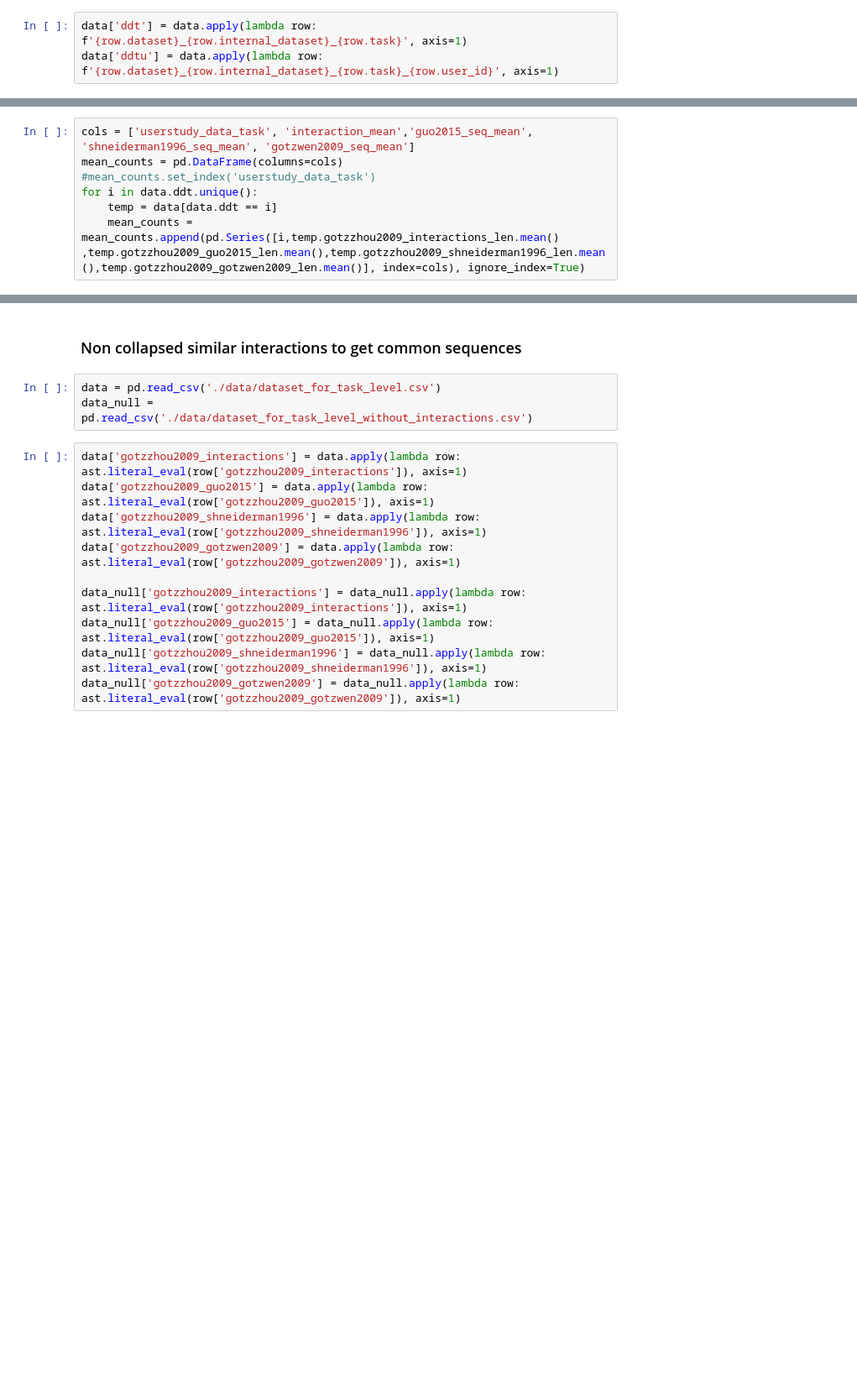
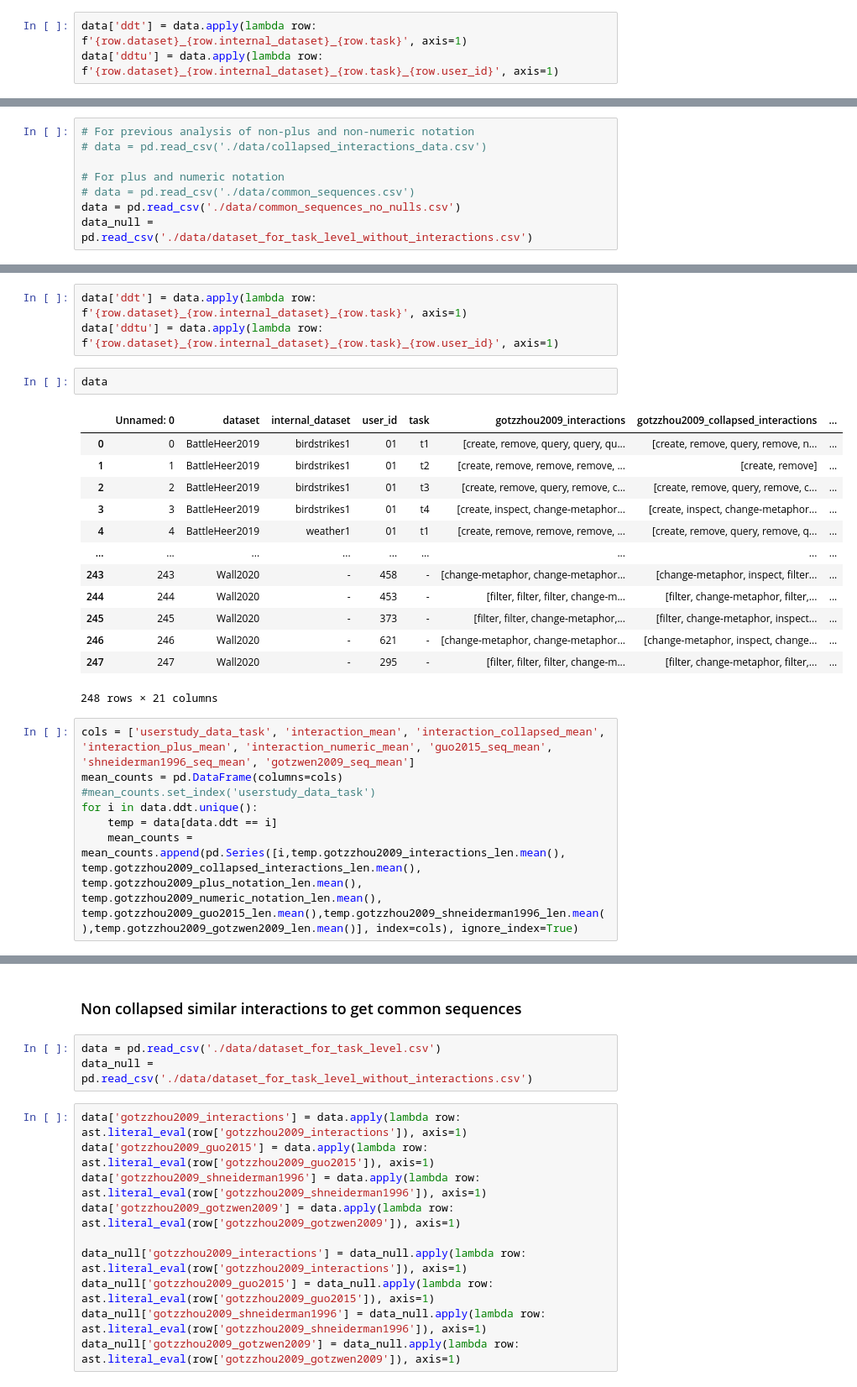
Before and after one commit to sneha-gathani/Taxonomies-Mappings, a Jupyter notebook: notebooks/clustering_interactions.ipynb, the cells around one changed output, grey strips where cells are left out. Shown: that part at 84% size. Cells and saved outputs as stored; diff of their text form; blank space fills up the shorter version.

```diff
--- a/notebooks/clustering_interactions.ipynb
+++ b/notebooks/clustering_interactions.ipynb
@@ -43,0 +190,8 @@ data
+# %%
+# For previous analysis of non-plus and non-numeric notation
+# data = pd.read_csv('./data/collapsed_interactions_data.csv')
+
+# For plus and numeric notation
+# data = pd.read_csv('./data/common_sequences.csv')
+data = pd.read_csv('./data/common_sequences_no_nulls.csv')
+data_null = pd.read_csv('./data/dataset_for_task_level_without_interactions.csv')
@@ -44,10 +223,29 @@ data
+# %%
+data['ddt'] = data.apply(lambda row: f'{row.dataset}_{row.internal_dataset}_{row.task}', axis=1)
+data['ddtu'] = data.apply(lambda row: f'{row.dataset}_{row.internal_dataset}_{row.task}_{row.user_id}', axis=1)
+# %%
+data
+# %% [output]
+|  | Unnamed: 0 | dataset | internal_dataset | user_id | task | gotzzhou2009_interactions | gotzzhou2009_collapsed_interactions | ... |
+| 0 | 0 | BattleHeer2019 | birdstrikes1 | 01 | t1 | [create, remove, query, query, qu... | [create, remove, query, remove, n... | ... |
+| 1 | 1 | BattleHeer2019 | birdstrikes1 | 01 | t2 | [create, remove, remove, remove, ... | [create, remove] | ... |
+| 2 | 2 | BattleHeer2019 | birdstrikes1 | 01 | t3 | [create, remove, query, remove, c... | [create, remove, query, remove, c... | ... |
+| 3 | 3 | BattleHeer2019 | birdstrikes1 | 01 | t4 | [create, inspect, change-metaphor... | [create, inspect, change-metaphor... | ... |
+| 4 | 4 | BattleHeer2019 | weather1 | 01 | t1 | [create, remove, remove, remove, ... | [create, remove, query, remove, q... | ... |
+| ... | ... | ... | ... | ... | ... | ... | ... | ... |
+| 243 | 243 | Wall2020 | - | 458 | - | [change-metaphor, change-metaphor... | [change-metaphor, inspect, filter... | ... |
+| 244 | 244 | Wall2020 | - | 453 | - | [filter, filter, filter, change-m... | [filter, change-metaphor, filter,... | ... |
+| 245 | 245 | Wall2020 | - | 373 | - | [filter, filter, change-metaphor,... | [filter, change-metaphor, inspect... | ... |
+| 246 | 246 | Wall2020 | - | 621 | - | [change-metaphor, change-metaphor... | [change-metaphor, inspect, change... | ... |
+| 247 | 247 | Wall2020 | - | 295 | - | [filter, filter, filter, change-m... | [filter, change-metaphor, filter,... | ... |
+248 rows × 21 columns
 # %%
-cols = ['userstudy_data_task', 'interaction_mean','guo2015_seq_mean', 'shneiderman1996_seq_mean', 'gotzwen2009_seq_mean']
+cols = ['userstudy_data_task', 'interaction_mean', 'interaction_collapsed_mean', 'interaction_plus_mean', 'interaction_numeric_mean', 'guo2015_seq_mean', 'shneiderman1996_seq_mean', 'gotzwen2009_seq_mean']
 mean_counts = pd.DataFrame(columns=cols)
 #mean_counts.set_index('userstudy_data_task')
 for i in data.ddt.unique():
     temp = data[data.ddt == i]
-    mean_counts = mean_counts.append(pd.Series([i,temp.gotzzhou2009_interactions_len.mean() ,temp.gotzzhou2009_guo2015_len.mean(),temp.gotzzhou2009_shneiderman1996_len.mean(),temp.gotzzhou2009_gotzwen2009_len.mean()], index=cols), ignore_index=True)
+    mean_counts = mean_counts.append(pd.Series([i,temp.gotzzhou2009_interactions_len.mean(), temp.gotzzhou2009_collapsed_interactions_len.mean(), temp.gotzzhou2009_plus_notation_len.mean(), temp.gotzzhou2009_numeric_notation_len.mean(), temp.gotzzhou2009_guo2015_len.mean(),temp.gotzzhou2009_shneiderman1996_len.mean(),temp.gotzzhou2009_gotzwen2009_len.mean()], index=cols), ignore_index=True)
 # %%
 mean_counts
 # %% [output]
```
Also changed, not shown: parts of 31 cells of this notebook, 14 other files.
